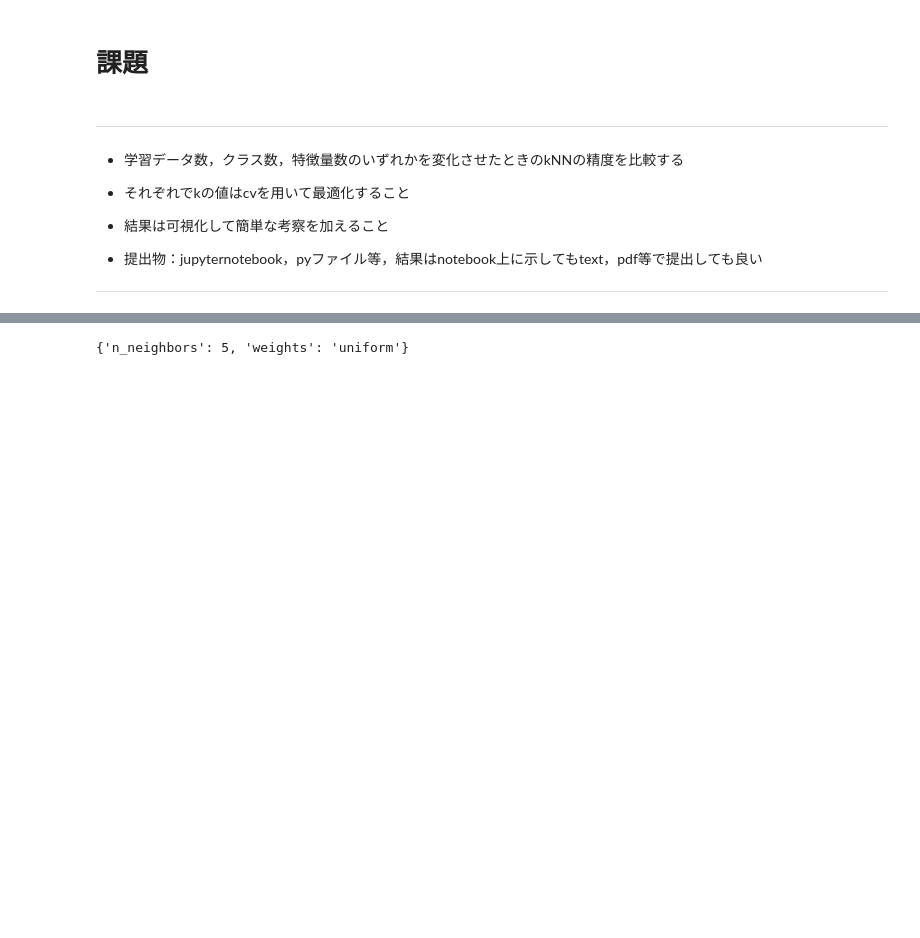
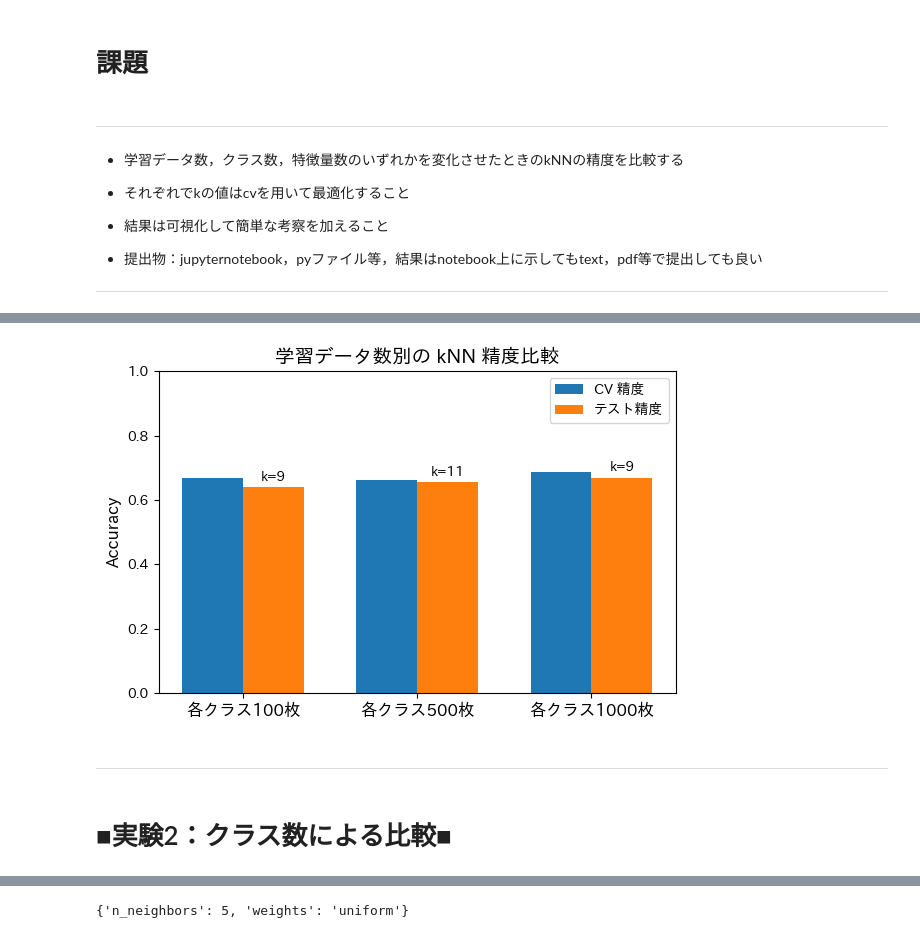
Before and after one commit to souldrive7/ECP, a Jupyter notebook: 教師あり学習課題‗村松先生.ipynb, the cells around one changed output, grey strips where cells are left out. Cells and saved outputs as stored; diff of their text form; code cells hidden in the pictures; blank space fills up the shorter version.

```diff
--- a/教師あり学習課題‗村松先生.ipynb
+++ b/教師あり学習課題‗村松先生.ipynb
@@ -124,8 +24,0 @@ print(failed[:5])
-# %%
-f = 1
-fig,ax = plt.subplots(figsize=(8,8))
-t0 = train_pca[np.where(y_tr==0)[0],:]
-t1 = train_pca[np.where(y_tr==1)[0],:]
-ax.plot(t0[:,0],t0[:,1],'b.')
-ax.plot(t1[:,0],t1[:,1],'r.')
-ax.plot(test_pca[f,0], test_pca[f,1], 'yo', markersize=10)
@@ -180,0 +131,41 @@ for i in range(10):
+# %%
+import numpy as np
+import matplotlib.pyplot as plt
+
+# 実験3の結果（手入力）
+settings    = ['各クラス100枚', '各クラス500枚', '各クラス1000枚']
+cv_scores   = [0.670,         0.664,          0.686]   # CV精度
+test_scores = [0.640,         0.655,          0.670]   # テスト精度
+best_ks     = [9,             11,             9]       # 最適 k
+
+# プロット準備
+x     = np.arange(len(settings))
+width = 0.35
+
+fig, ax = plt.subplots(figsize=(6,4))
+bars_cv   = ax.bar(x - width/2, cv_scores,   width, label='CV 精度')
+bars_test = ax.bar(x + width/2, test_scores, width, label='テスト精度')
+
+# k 値をアノテーション
+for idx, bar in enumerate(bars_test):
+    ax.text(bar.get_x() + bar.get_width()/2,
+            bar.get_height() + 0.01,
+            f'k={best_ks[idx]}',
+            ha='center', va='bottom', fontsize=10)
+
+# 軸・凡例設定
+ax.set_xticks(x)
+ax.set_xticklabels(settings, fontsize=12)
+ax.set_ylim(0, 1)
+ax.set_ylabel('Accuracy', fontsize=12)
+ax.set_title('学習データ数別の kNN 精度比較', fontsize=14)
+ax.legend()
+
+plt.tight_layout()
+plt.show()
+# %% [output]
+[figure, added]
+# %% [markdown]
+---
+# %% [markdown]
+# ■実験2：クラス数による比較■
```
Also changed, not shown: parts of 47 cells of this notebook.
